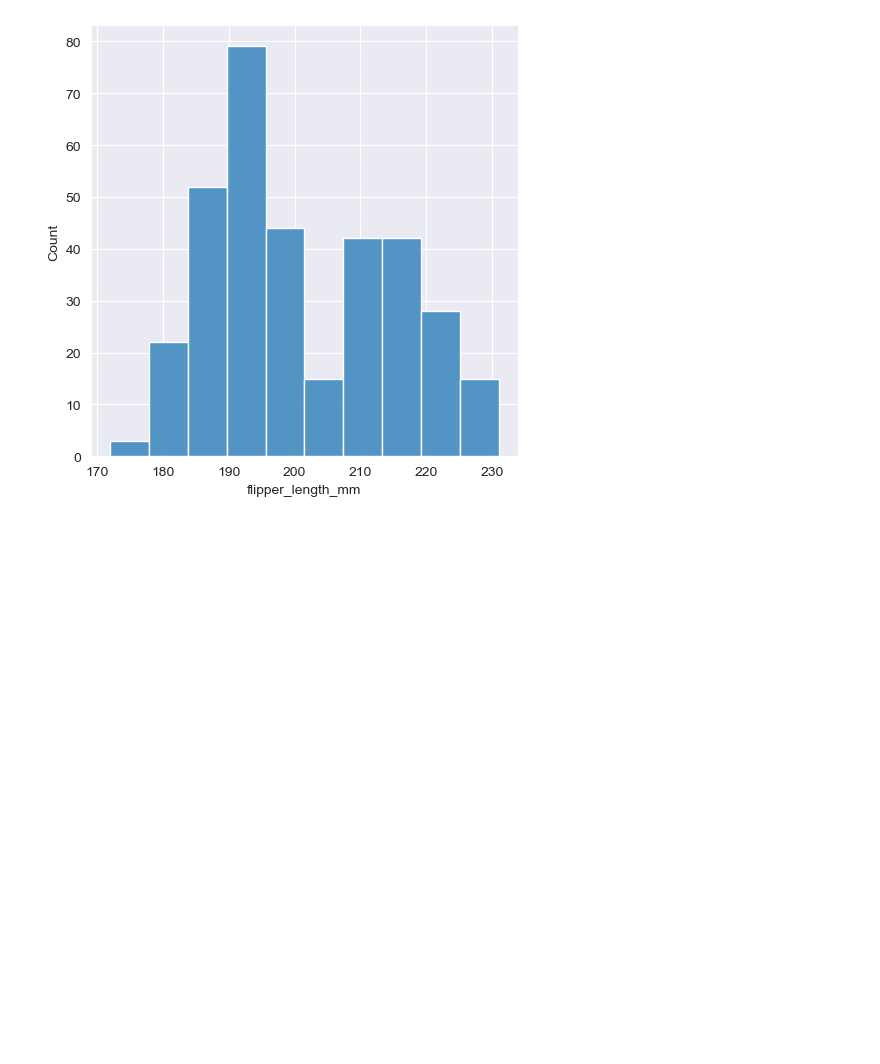
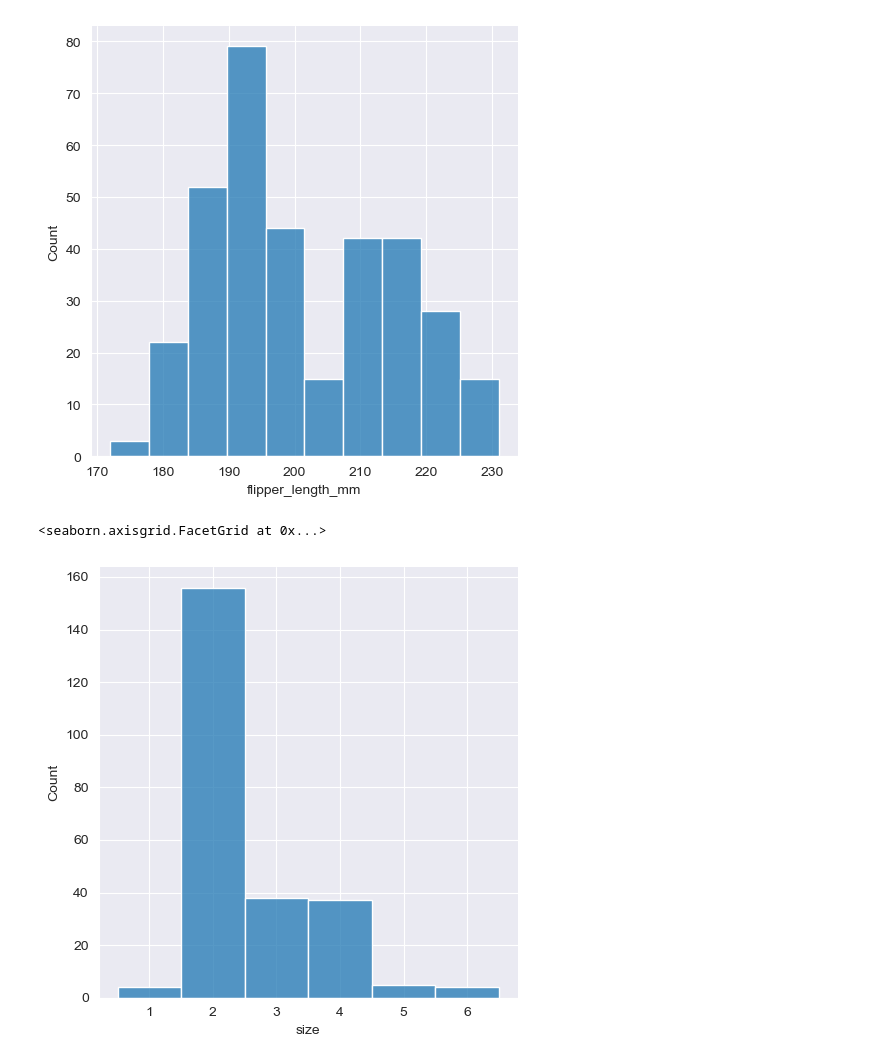
Before and after one commit to ebrahimhossaincse/Seaborn-Fundamentals, a Jupyter notebook: basics/Distributional_Plots.ipynb, the cells around one changed output. Cells and saved outputs as stored; diff of their text form; code cells hidden in the pictures; blank space fills up the shorter version.

Commit message:
add distributional plots

```diff
--- a/basics/Distributional_Plots.ipynb
+++ b/basics/Distributional_Plots.ipynb
@@ -38,3 +56,14 @@ sns.displot(
 # %% [output]
 <seaborn.axisgrid.FacetGrid at 0x...>
 [figure]
+# %%
+"""Univariate Distribution for Discrete Variable"""
+sns.displot(
+    data=tips,
+    x="size",
+    kind="hist",
+    discrete=True,
+)
+# %% [output]
+<seaborn.axisgrid.FacetGrid at 0x...>
+[figure, added]
```
Also changed, not shown: parts of 33 cells of this notebook, 2 other files.
